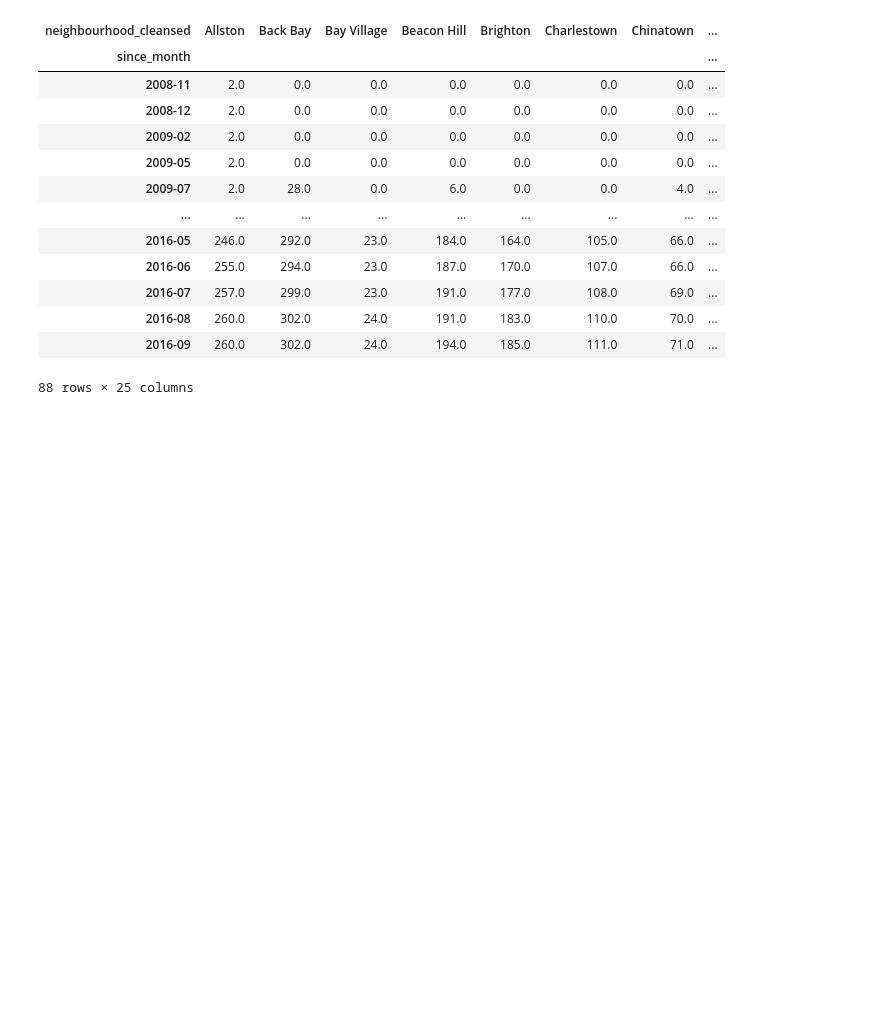
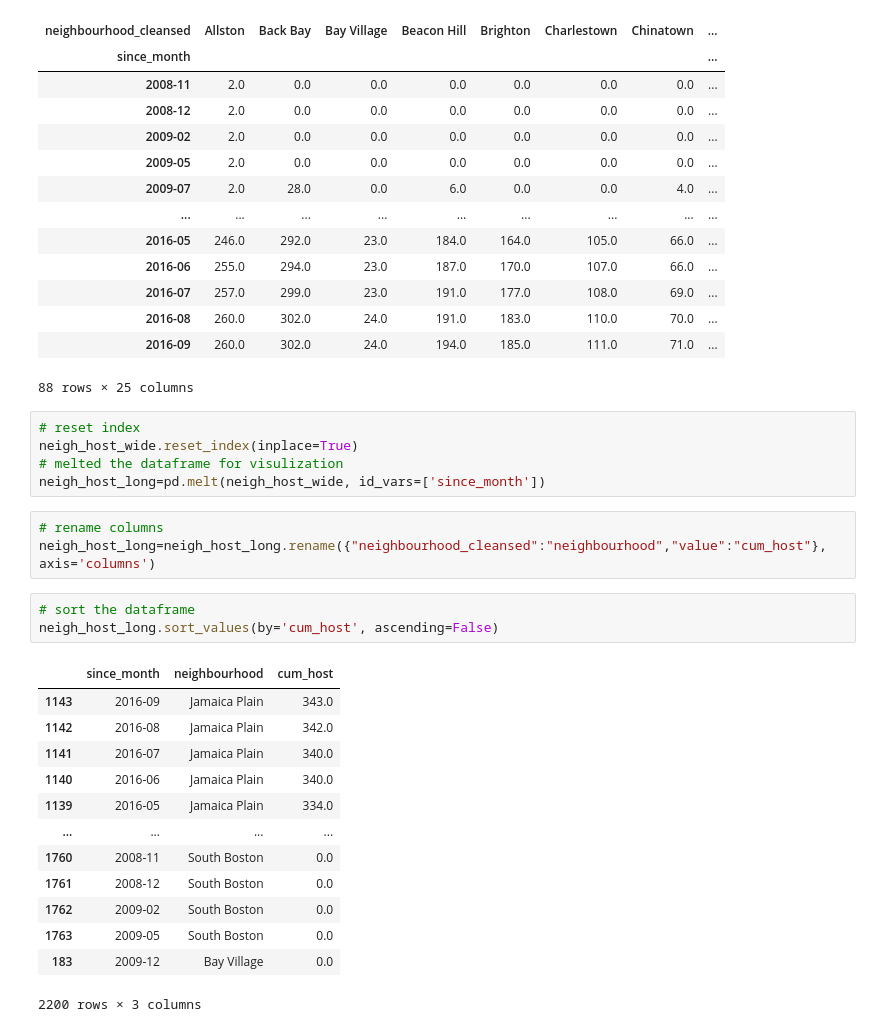
Before and after one commit to gloriagong001/Boston-Airbnb-Analysis, a Jupyter notebook: boston-airbnb.ipynb, the cells around one changed output. Drawn from its saved outputs; the diff is of its cells as text; blank space fills up the shorter version.

```diff
--- a/boston-airbnb.ipynb
+++ b/boston-airbnb.ipynb
@@ -388,3 +395,28 @@ neigh_host_wide
 | 2016-08 | 260.0 | 302.0 | 24.0 | 191.0 | 183.0 | 110.0 | 70.0 | ... |
 | 2016-09 | 260.0 | 302.0 | 24.0 | 194.0 | 185.0 | 111.0 | 71.0 | ... |
 88 rows × 25 columns
+# %%
+# reset index
+neigh_host_wide.reset_index(inplace=True)
+# melted the dataframe for visulization
+neigh_host_long=pd.melt(neigh_host_wide, id_vars=['since_month'])
+# %%
+# rename columns
+neigh_host_long=neigh_host_long.rename({"neighbourhood_cleansed":"neighbourhood","value":"cum_host"}, axis='columns')
+# %%
+# sort the dataframe
+neigh_host_long.sort_values(by='cum_host', ascending=False)
+# %% [output]
+|  | since_month | neighbourhood | cum_host |
+| 1143 | 2016-09 | Jamaica Plain | 343.0 |
+| 1142 | 2016-08 | Jamaica Plain | 342.0 |
+| 1141 | 2016-07 | Jamaica Plain | 340.0 |
+| 1140 | 2016-06 | Jamaica Plain | 340.0 |
+| 1139 | 2016-05 | Jamaica Plain | 334.0 |
+| ... | ... | ... | ... |
+| 1760 | 2008-11 | South Boston | 0.0 |
+| 1761 | 2008-12 | South Boston | 0.0 |
+| 1762 | 2009-02 | South Boston | 0.0 |
+| 1763 | 2009-05 | South Boston | 0.0 |
+| 183 | 2009-12 | Bay Village | 0.0 |
+2200 rows × 3 columns
```
Also changed, not shown: parts of 15 cells of this notebook, 1 other file.
